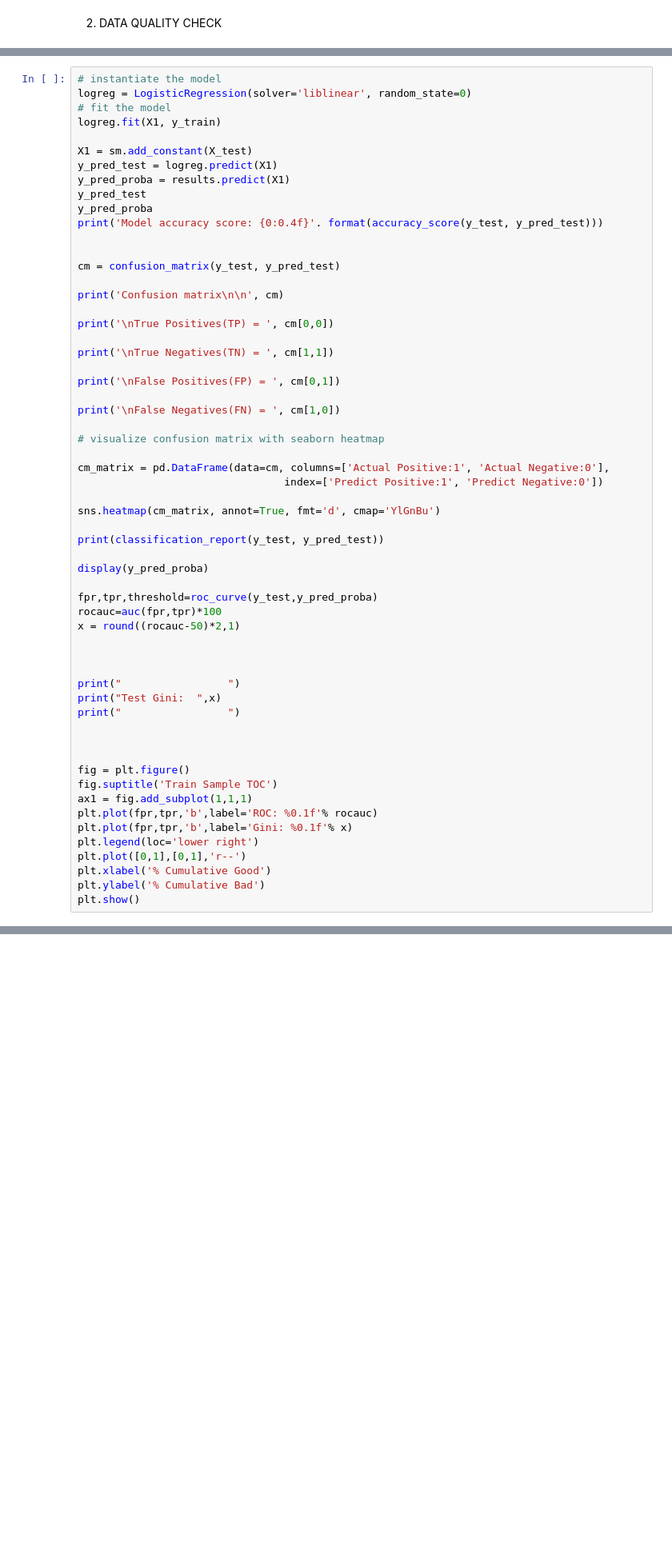
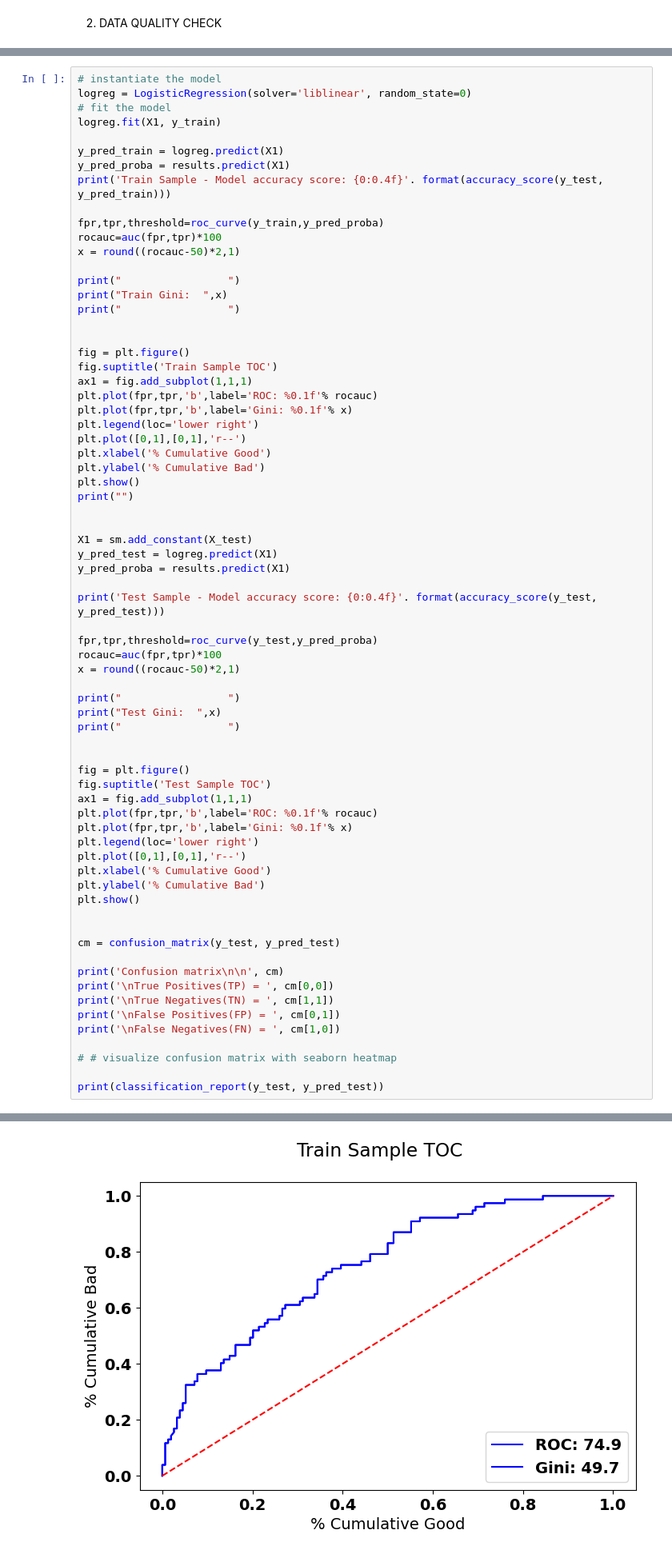
Before and after one commit to GPUK79/data-science-portfolio, a Jupyter notebook: o2_LogisticRegression.ipynb, the cells around one changed output, grey strips where cells are left out. Shown: that part at 80% size. Drawn from its saved outputs; the diff is of its cells as text; blank space fills up the shorter version.

```diff
--- a/o2_LogisticRegression.ipynb
+++ b/o2_LogisticRegression.ipynb
@@ -313,47 +553,17 @@ logreg = LogisticRegression(solver='liblinear', random_state=0)
 # fit the model
 logreg.fit(X1, y_train)
 
-X1 = sm.add_constant(X_test)
-y_pred_test = logreg.predict(X1)
+y_pred_train = logreg.predict(X1)
 y_pred_proba = results.predict(X1)
-y_pred_test
-y_pred_proba
-print('Model accuracy score: {0:0.4f}'. format(accuracy_score(y_test, y_pred_test)))
+print('Train Sample - Model accuracy score: {0:0.4f}'. format(accuracy_score(y_test, y_pred_train)))
 
-
-cm = confusion_matrix(y_test, y_pred_test)
-
-print('Confusion matrix\n\n', cm)
-
-print('\nTrue Positives(TP) = ', cm[0,0])
-
-print('\nTrue Negatives(TN) = ', cm[1,1])
-
-print('\nFalse Positives(FP) = ', cm[0,1])
-
-print('\nFalse Negatives(FN) = ', cm[1,0])
-
-# visualize confusion matrix with seaborn heatmap
-
-cm_matrix = pd.DataFrame(data=cm, columns=['Actual Positive:1', 'Actual Negative:0'],
-                                 index=['Predict Positive:1', 'Predict Negative:0'])
-
-sns.heatmap(cm_matrix, annot=True, fmt='d', cmap='YlGnBu')
-
-print(classification_report(y_test, y_pred_test))
-
-display(y_pred_proba)
-
-fpr,tpr,threshold=roc_curve(y_test,y_pred_proba)
+fpr,tpr,threshold=roc_curve(y_train,y_pred_proba)
 rocauc=auc(fpr,tpr)*100
 x = round((rocauc-50)*2,1)
 
-
-
 print("                 ")
-print("Test Gini:  ",x)
+print("Train Gini:  ",x)
 print("                 ")
-
 
 
 fig = plt.figure()
@@ -366,4 +576,45 @@ plt.plot([0,1],[0,1],'r--')
 plt.xlabel('% Cumulative Good')
 plt.ylabel('% Cumulative Bad')
 plt.show()
+print("")
+
+
+X1 = sm.add_constant(X_test)
+y_pred_test = logreg.predict(X1)
+y_pred_proba = results.predict(X1)
+
+print('Test Sample - Model accuracy score: {0:0.4f}'. format(accuracy_score(y_test, y_pred_test)))
+
+fpr,tpr,threshold=roc_curve(y_test,y_pred_proba)
+rocauc=auc(fpr,tpr)*100
+x = round((rocauc-50)*2,1)
+
+print("                 ")
+print("Test Gini:  ",x)
+print("                 ")
+
+
+fig = plt.figure()
+fig.suptitle('Test Sample TOC')
+ax1 = fig.add_subplot(1,1,1)
+plt.plot(fpr,tpr,'b',label='ROC: %0.1f'% rocauc)
+plt.plot(fpr,tpr,'b',label='Gini: %0.1f'% x)
+plt.legend(loc='lower right')
+plt.plot([0,1],[0,1],'r--')
+plt.xlabel('% Cumulative Good')
+plt.ylabel('% Cumulative Bad')
+plt.show()
+
+
+cm = confusion_matrix(y_test, y_pred_test)
+
+print('Confusion matrix\n\n', cm)
+print('\nTrue Positives(TP) = ', cm[0,0])
+print('\nTrue Negatives(TN) = ', cm[1,1])
+print('\nFalse Positives(FP) = ', cm[0,1])
+print('\nFalse Negatives(FN) = ', cm[1,0])
+
+# # visualize confusion matrix with seaborn heatmap
+
+print(classification_report(y_test, y_pred_test))
 # %% [output]
@@ -386,0 +624 @@ weighted avg       0.71      0.72      0.70       231
+[figure, new version]
```
Also changed, not shown: parts of 12 cells of this notebook, 1 other file.
